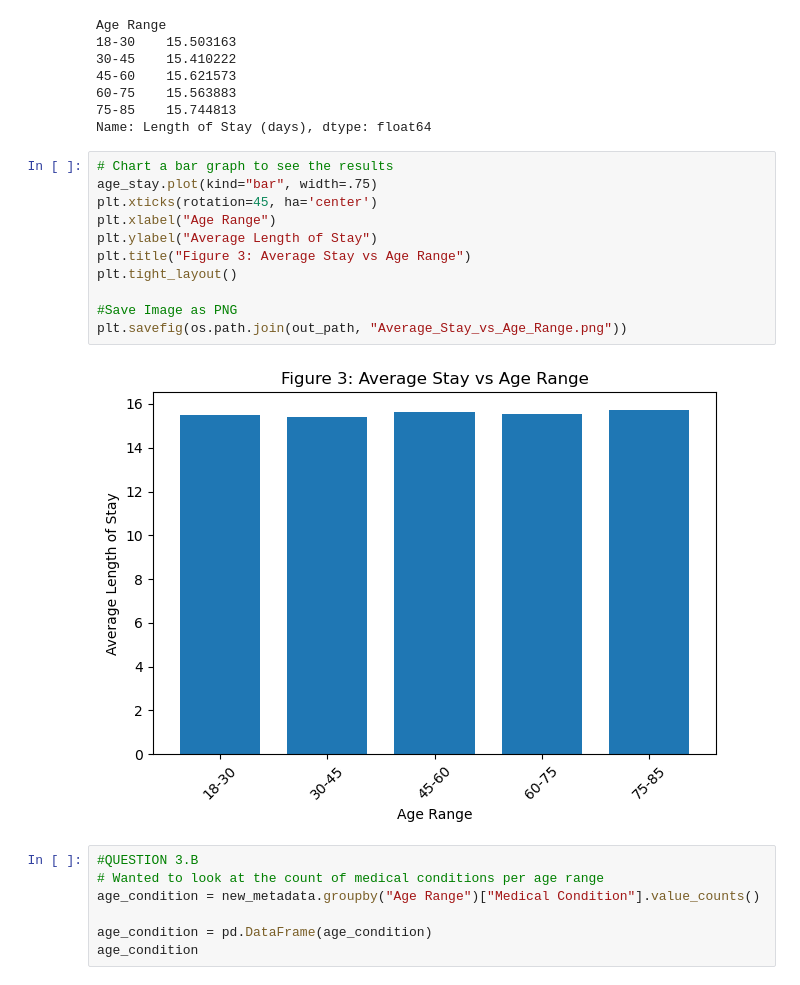
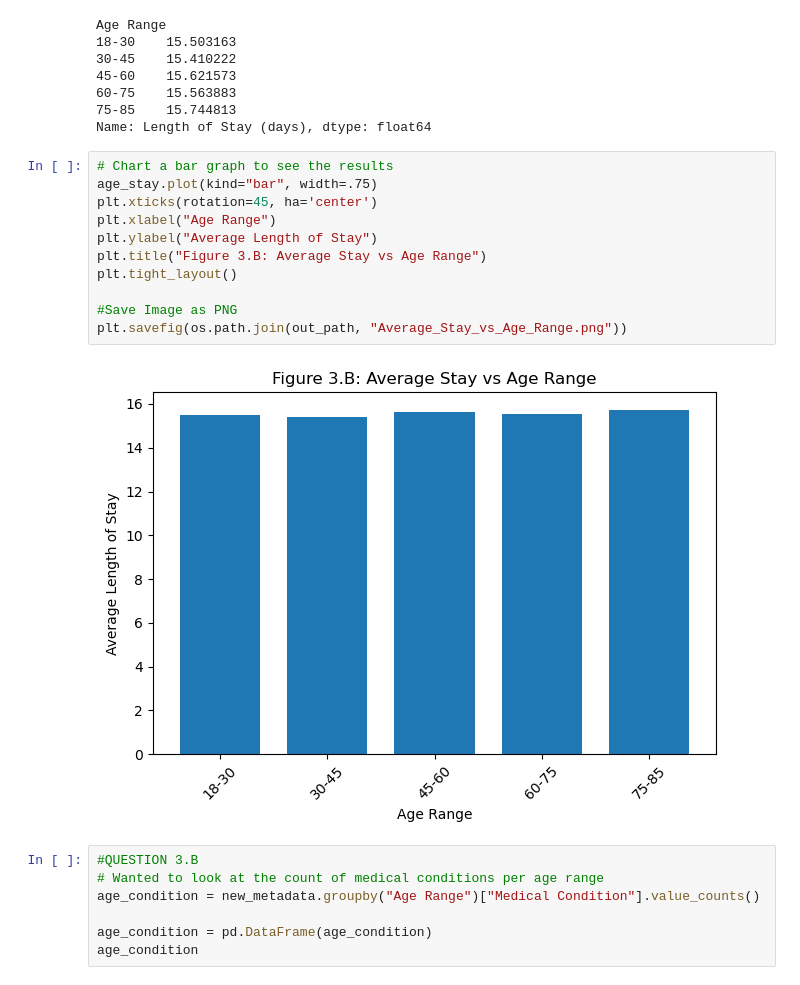
Before and after one commit to Handro4/Bootcamp-Project1, a Jupyter notebook: main.py/Healthcare.ipynb, the cells around one changed output. Drawn from its saved outputs; the diff is of its cells as text.

```diff
--- a/main.py/Healthcare.ipynb
+++ b/main.py/Healthcare.ipynb
@@ -391,16 +391,16 @@ Name: Length of Stay (days), dtype: float64
 # %%
 # Chart a bar graph to see the results
 age_stay.plot(kind="bar", width=.75)
 plt.xticks(rotation=45, ha='center')
 plt.xlabel("Age Range")
 plt.ylabel("Average Length of Stay")
-plt.title("Figure 3: Average Stay vs Age Range")
+plt.title("Figure 3.B: Average Stay vs Age Range")
 plt.tight_layout()
 
 #Save Image as PNG
 plt.savefig(os.path.join(out_path, "Average_Stay_vs_Age_Range.png"))
 # %% [output]
-[figure, old version]
+[figure, new version]
 # %%
 #QUESTION 3.B
 # Wanted to look at the count of medical conditions per age range
```
Also changed, not shown: parts of 8 cells of this notebook, 19 other files.
